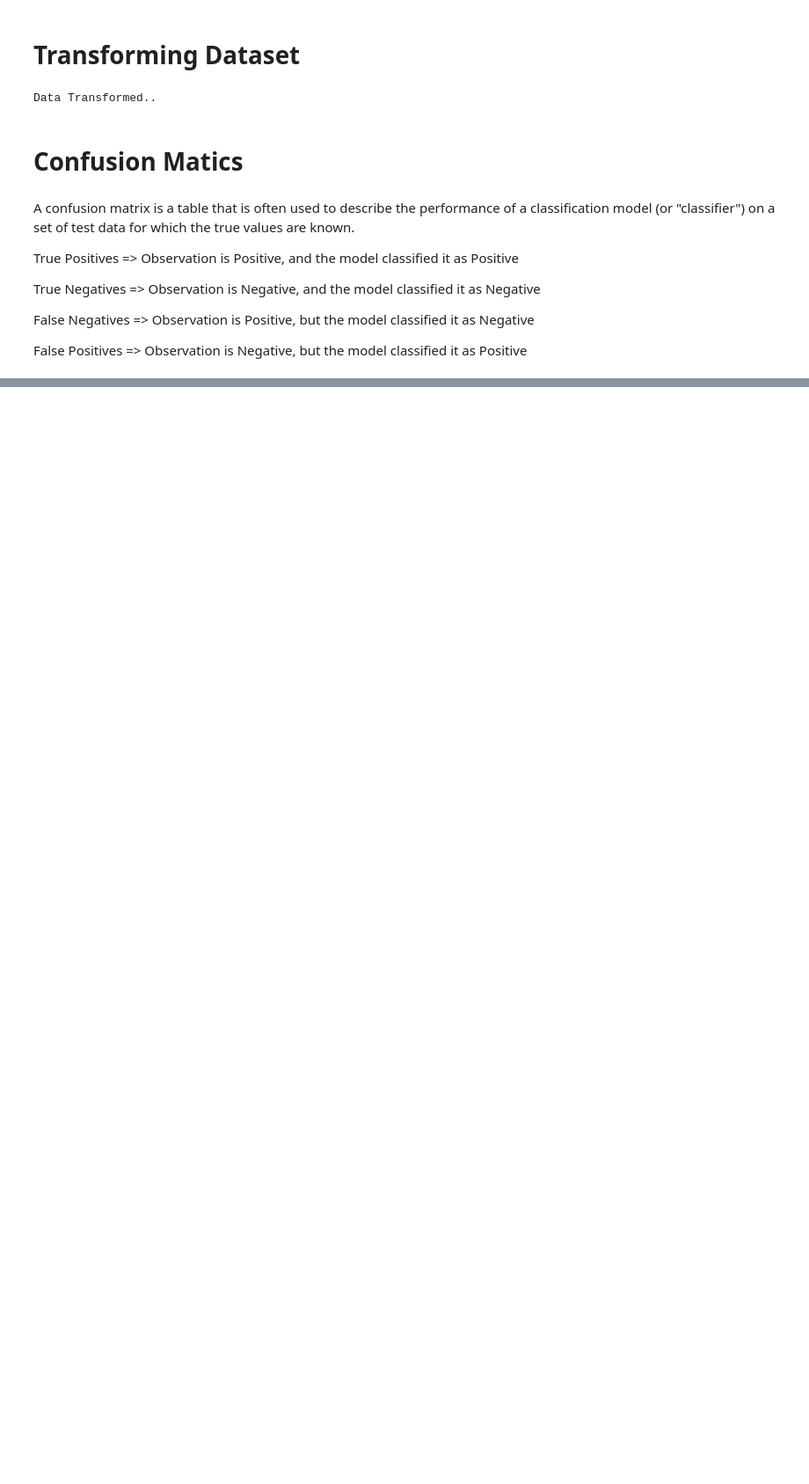
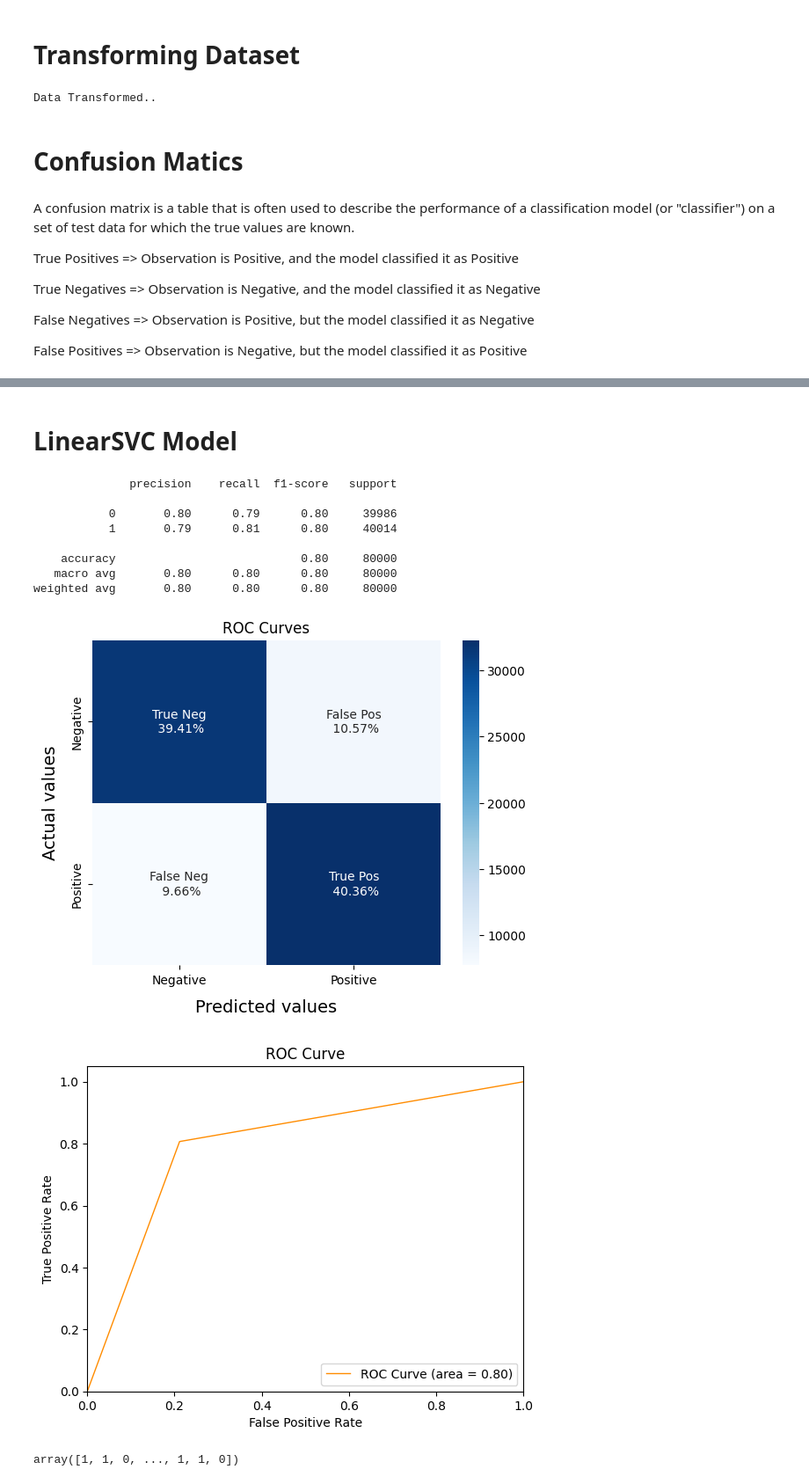
Before and after one commit to thesarwars/Sentiment_Analysis_using_Machine_Learning, a Jupyter notebook: Sentiment.ipynb, the cells around one changed output, grey strips where cells are left out. Shown at 88% size. Saved outputs shown, nothing was run; the diff lists cells and outputs as text; code cells hidden in the pictures; blank space fills up the shorter version.

Commit message:
model evaluate

```diff
--- a/Sentiment.ipynb
+++ b/Sentiment.ipynb
@@ -434,0 +478,20 @@ True
+# %% [markdown]
+# LinearSVC Model
+# %%
+# Created a Linear SVM model with default parameters and then evaluating the model
+
+SVCmodel = LinearSVC()
+SVCmodel.fit(X_train, y_train)
+model_Evaluate(SVCmodel)
+# %% [output]
+              precision    recall  f1-score   support
+
+           0       0.80      0.79      0.80     39986
+           1       0.79      0.81      0.80     40014
+
+    accuracy                           0.80     80000
+   macro avg       0.80      0.80      0.80     80000
+weighted avg       0.80      0.80      0.80     80000
+[figure, added]
+[figure, added]
+array([1, 1, 0, ..., 1, 1, 0])
```
Also changed, not shown: parts of 10 cells of this notebook.
